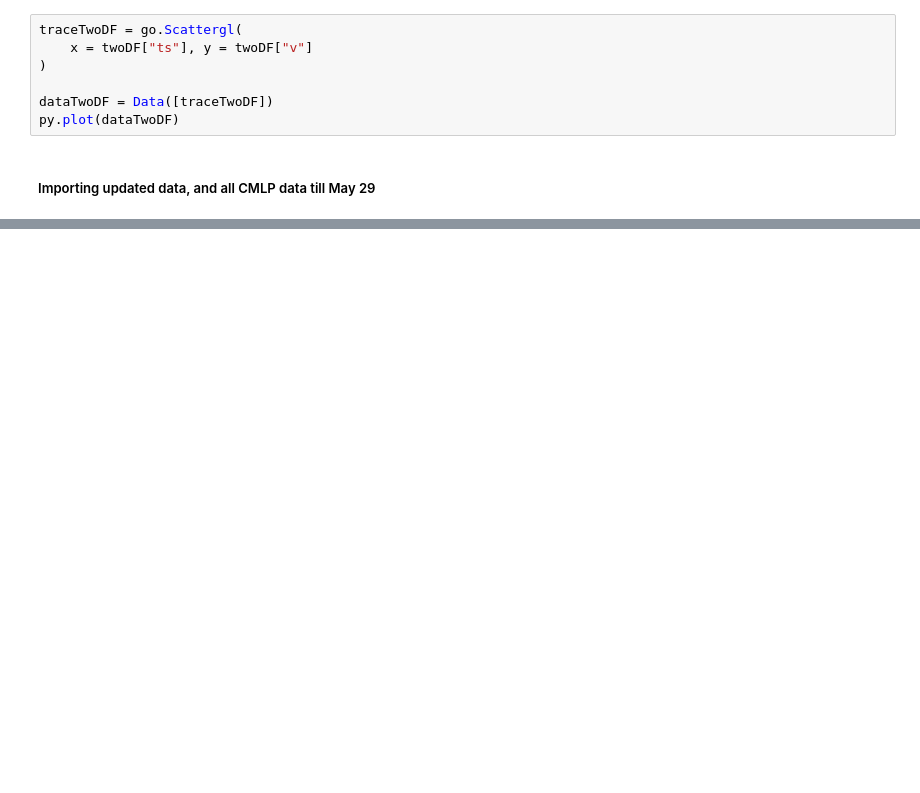
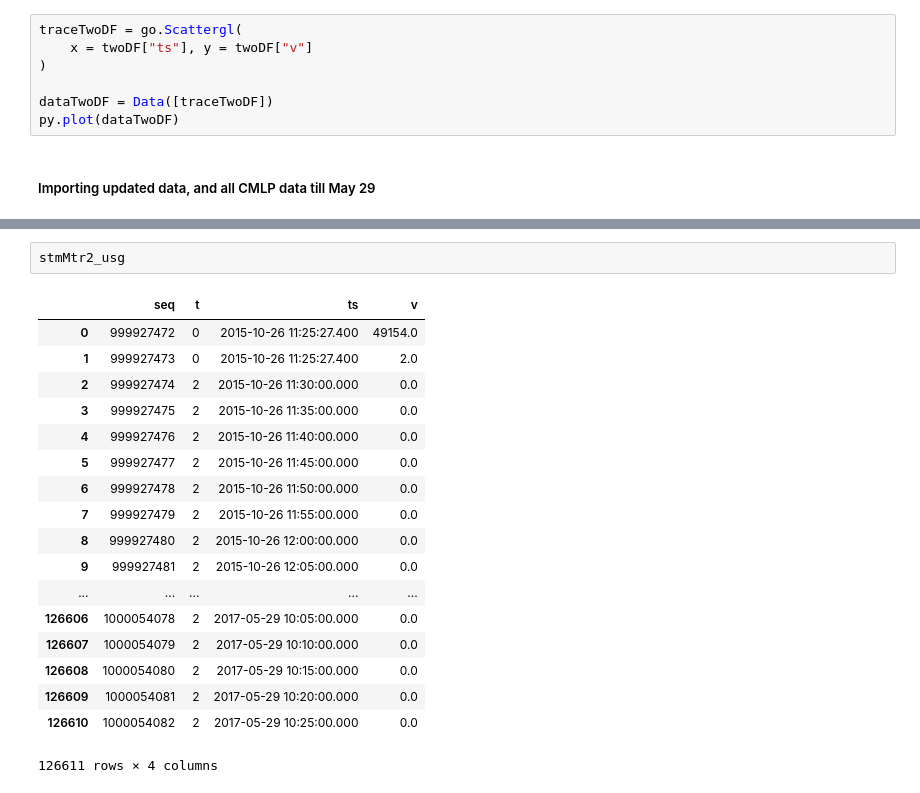
Before and after one commit to rshamsy/Summer-Research, a Jupyter notebook: dataExp.ipynb, the cells around one changed output, grey strips where cells are left out. Saved outputs shown, nothing was run; the diff lists cells and outputs as text; blank space fills up the shorter version.

```diff
--- a/dataExp.ipynb
+++ b/dataExp.ipynb
@@ -259,0 +148,21 @@ py.plot(dataTwoDF)
+# %%
+stmMtr2_usg
+# %% [output]
+|  | seq | t | ts | v |
+| 0 | 999927472 | 0 | 2015-10-26 11:25:27.400 | 49154.0 |
+| 1 | 999927473 | 0 | 2015-10-26 11:25:27.400 | 2.0 |
+| 2 | 999927474 | 2 | 2015-10-26 11:30:00.000 | 0.0 |
+| 3 | 999927475 | 2 | 2015-10-26 11:35:00.000 | 0.0 |
+| 4 | 999927476 | 2 | 2015-10-26 11:40:00.000 | 0.0 |
+| 5 | 999927477 | 2 | 2015-10-26 11:45:00.000 | 0.0 |
+| 6 | 999927478 | 2 | 2015-10-26 11:50:00.000 | 0.0 |
+| 7 | 999927479 | 2 | 2015-10-26 11:55:00.000 | 0.0 |
+| 8 | 999927480 | 2 | 2015-10-26 12:00:00.000 | 0.0 |
+| 9 | 999927481 | 2 | 2015-10-26 12:05:00.000 | 0.0 |
+| ... | ... | ... | ... | ... |
+| 126606 | 1000054078 | 2 | 2017-05-29 10:05:00.000 | 0.0 |
+| 126607 | 1000054079 | 2 | 2017-05-29 10:10:00.000 | 0.0 |
+| 126608 | 1000054080 | 2 | 2017-05-29 10:15:00.000 | 0.0 |
+| 126609 | 1000054081 | 2 | 2017-05-29 10:20:00.000 | 0.0 |
+| 126610 | 1000054082 | 2 | 2017-05-29 10:25:00.000 | 0.0 |
+126611 rows × 4 columns
```
Also changed, not shown: parts of 60 cells of this notebook.
